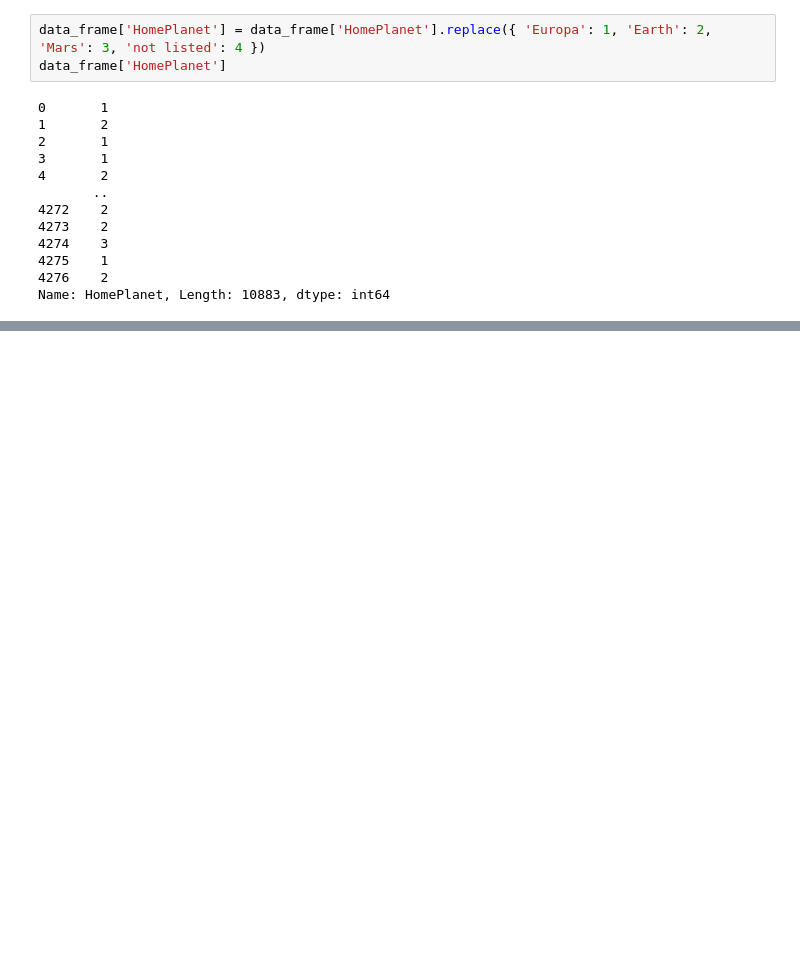
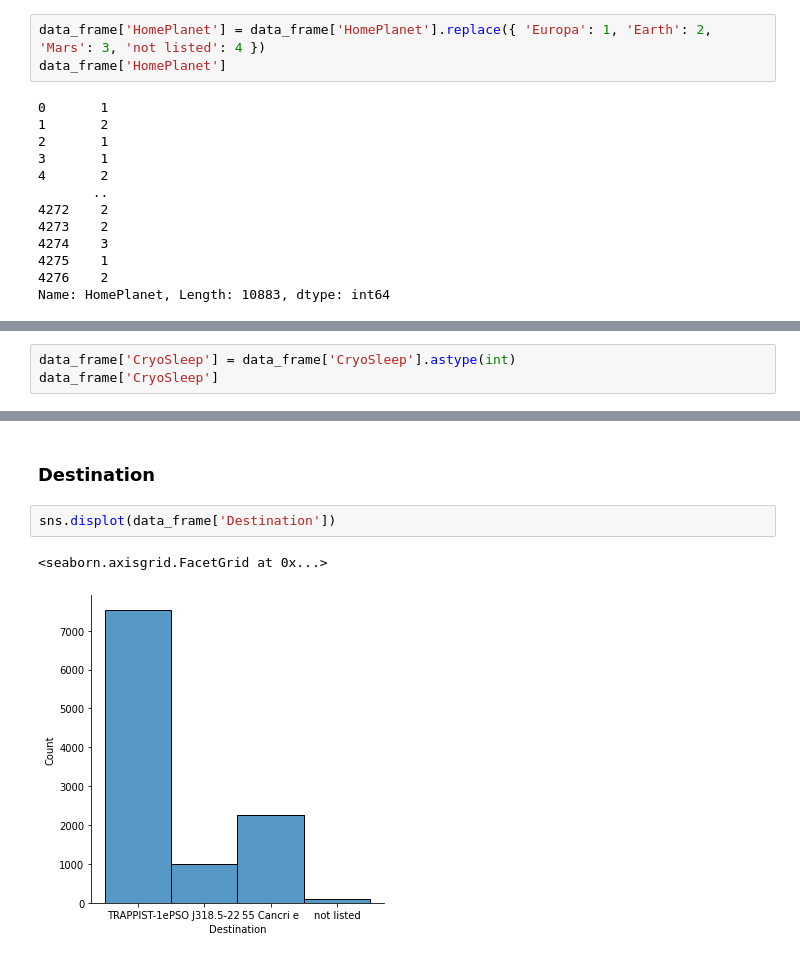
Before and after one commit to ThierrryScotto/Spaceship-Titanic, a Jupyter notebook: Spaceship_Titanic.ipynb, the cells around one changed output, grey strips where cells are left out. Saved outputs shown, nothing was run; the diff lists cells and outputs as text; blank space fills up the shorter version.

```diff
--- a/Spaceship_Titanic.ipynb
+++ b/Spaceship_Titanic.ipynb
@@ -450,0 +507,3 @@ Name: HomePlanet, Length: 10883, dtype: int64
+# %%
+data_frame['CryoSleep'] = data_frame['CryoSleep'].astype(int)
+data_frame['CryoSleep']
@@ -450,0 +523,7 @@ Name: HomePlanet, Length: 10883, dtype: int64
+# %% [markdown]
+### Destination
+# %%
+sns.displot(data_frame['Destination'])
+# %% [output]
+<seaborn.axisgrid.FacetGrid at 0x...>
+[figure, added]
```
Also changed, not shown: parts of 113 cells of this notebook.
